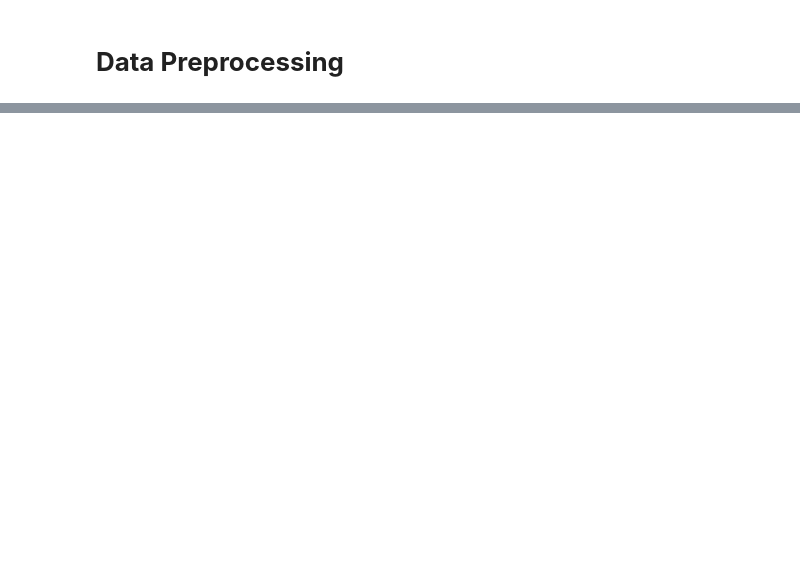
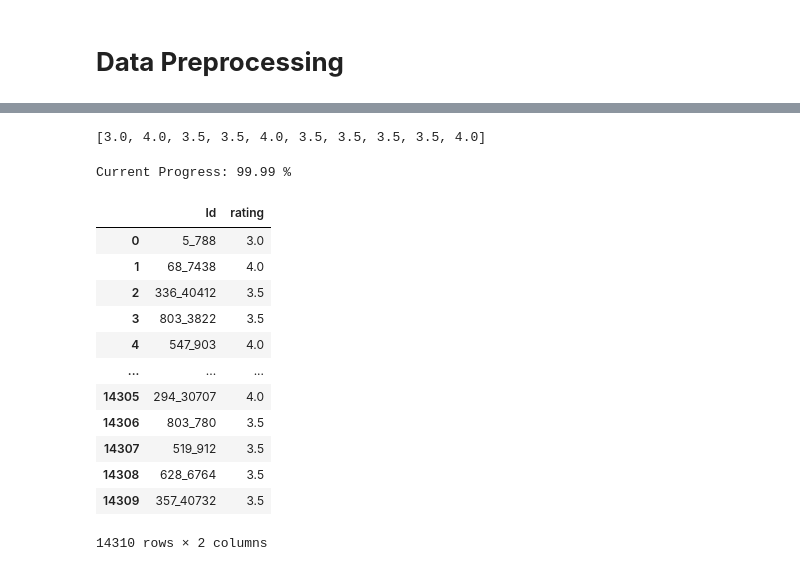
Before and after one commit to MigaelJ/Unsup-Learn-Pred2, a Jupyter notebook: migael-unsup-learn-pred.ipynb, the cells around one changed output, grey strips where cells are left out. Saved outputs shown, nothing was run; the diff lists cells and outputs as text; code cells hidden in the pictures; blank space fills up the shorter version.

```diff
--- a/migael-unsup-learn-pred.ipynb
+++ b/migael-unsup-learn-pred.ipynb
@@ -169,0 +256,3 @@ movie_rating(104339,356) # true true
+# %%
+test_sample = test_df[:10]
+test_sample.head()
@@ -170,10 +266,14 @@ movie_rating(104339,356) # true true
 # %%
 rating_list = []
 
-for idx in test_df.index:
-    reference_user = test_df.iloc[idx][0]
-    reference_movie = test_df.iloc[idx][1]
+for x in test_sample.index:
+    reference_user = test_sample.iloc[x][0]
+    reference_movie = test_sample.iloc[x][1]
 
     rating = movie_rating(reference_user, reference_movie)
 
     rating_list.append(rating)
+# %%
+rating_list
+# %% [output]
+[3.0, 4.0, 3.5, 3.5, 4.0, 3.5, 3.5, 3.5, 3.5, 4.0]
@@ -179,0 +282,36 @@ for idx in test_df.index:
+# %%
+rating_list = []
+
+for x in test_df.index:
+    clear_output(wait=True)
+    reference_user = test_df.iloc[x][0]
+    reference_movie = test_df.iloc[x][1]
+
+    rating = movie_rating(reference_user, reference_movie)
+
+    rating_list.append(rating)
+    print("Current Progress:",np.round(x/len(test_df)*100, 2),"%")
+# %% [output]
+Current Progress: 99.99 %
+# %%
+submit_all = test_df.copy()
+submit_all['rating'] = rating_list
+submit_all = submit_all.astype(str)
+submit_all['Id'] = submit_all.apply(lambda x:'%s_%s' % (x['userId'],x['movieId']),axis=1)
+submit_all.drop(['userId', 'movieId'], axis=1, inplace=True)
+submit_all = submit_all[['Id','rating']]
+submit_all
+# %% [output]
+|  | Id | rating |
+| 0 | 5_788 | 3.0 |
+| 1 | 68_7438 | 4.0 |
+| 2 | 336_40412 | 3.5 |
+| 3 | 803_3822 | 3.5 |
+| 4 | 547_903 | 4.0 |
+| ... | ... | ... |
+| 14305 | 294_30707 | 4.0 |
+| 14306 | 803_780 | 3.5 |
+| 14307 | 519_912 | 3.5 |
+| 14308 | 628_6764 | 3.5 |
+| 14309 | 357_40732 | 3.5 |
+14310 rows × 2 columns
```
Also changed, not shown: parts of 18 cells of this notebook.
